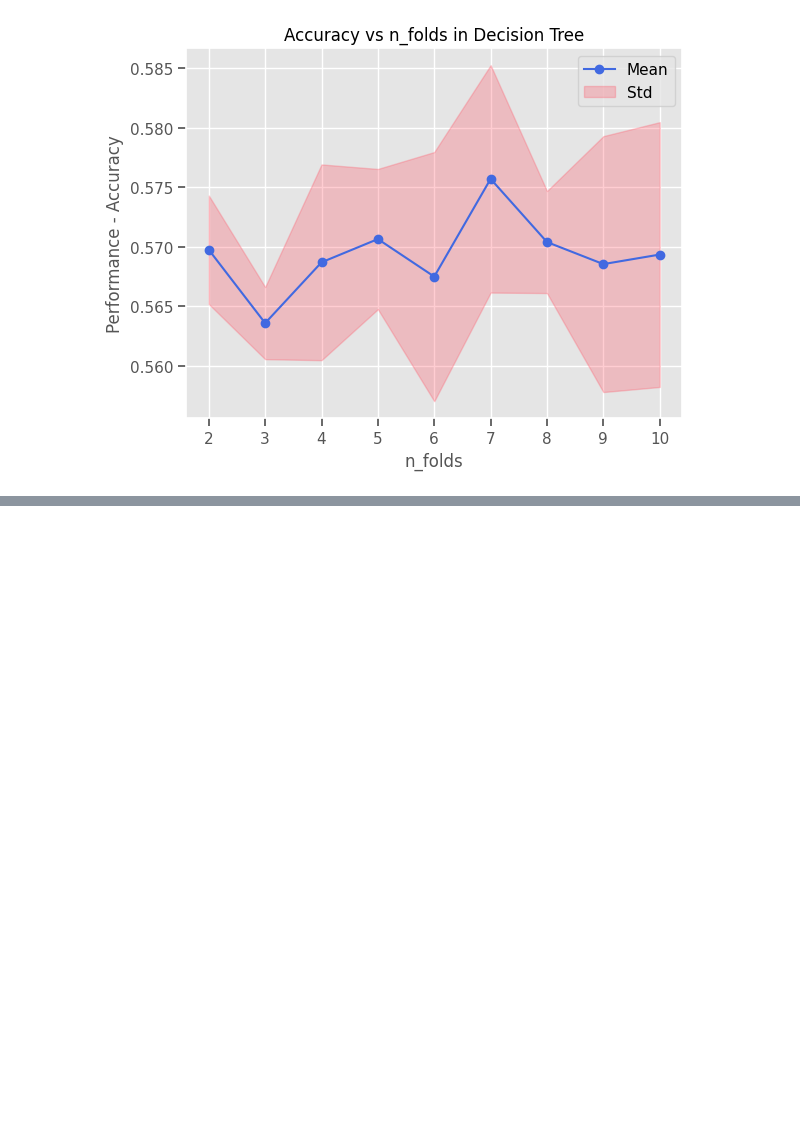
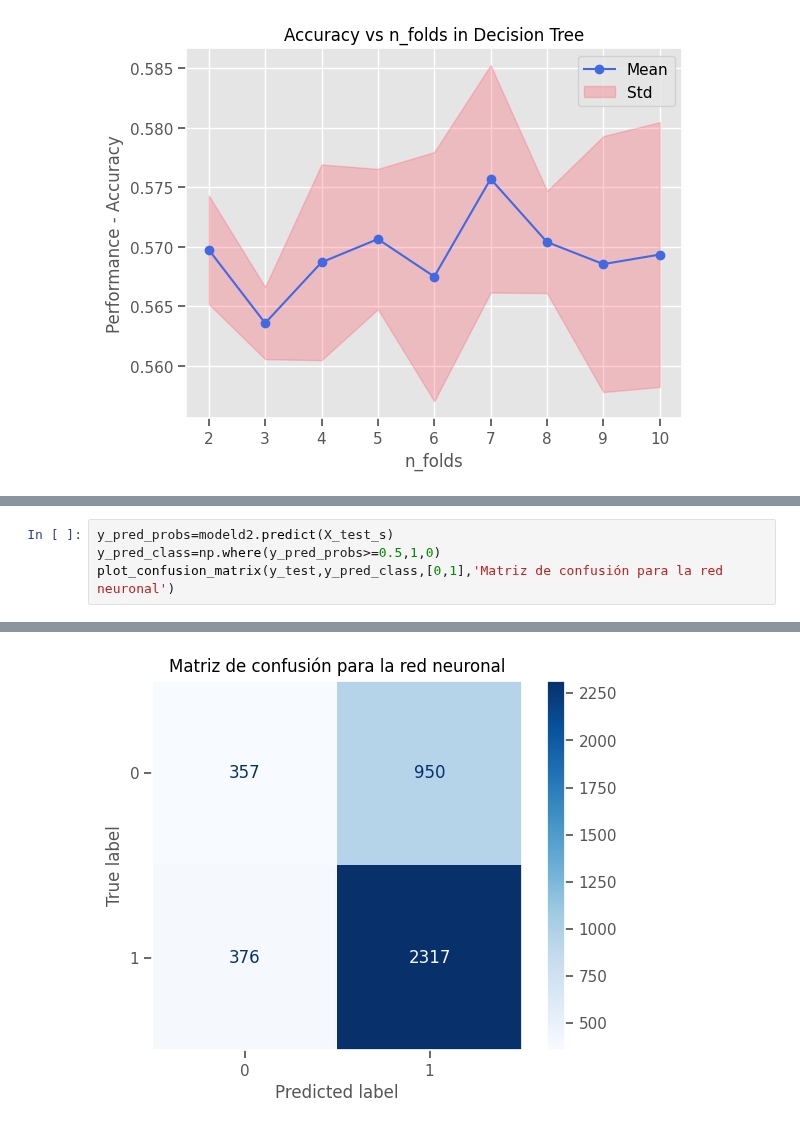
Before and after one commit to Jonkkeyler333/Deteccion_sindrome_ojo_seco, a Jupyter notebook: main.ipynb, the cells around one changed output, grey strips where cells are left out. Drawn from its saved outputs; the diff is of its cells as text; blank space fills up the shorter version.

```diff
--- a/main.ipynb
+++ b/main.ipynb
@@ -658,0 +739,5 @@ plt.show()
+# %%
+y_pred_probs=modeld2.predict(X_test_s)
+y_pred_class=np.where(y_pred_probs>=0.5,1,0)
+plot_confusion_matrix(y_test,y_pred_class,[0,1],'Matriz de confusión para la red neuronal')
+# %% [output]
@@ -658,0 +745 @@ plt.show()
+[figure, added]
```
Also changed, not shown: parts of 18 cells of this notebook.
